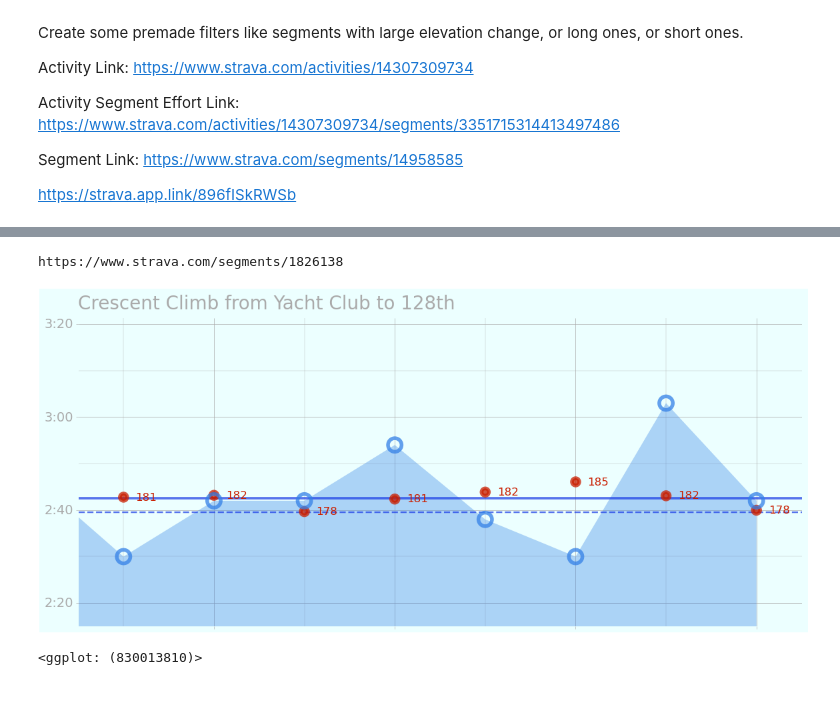
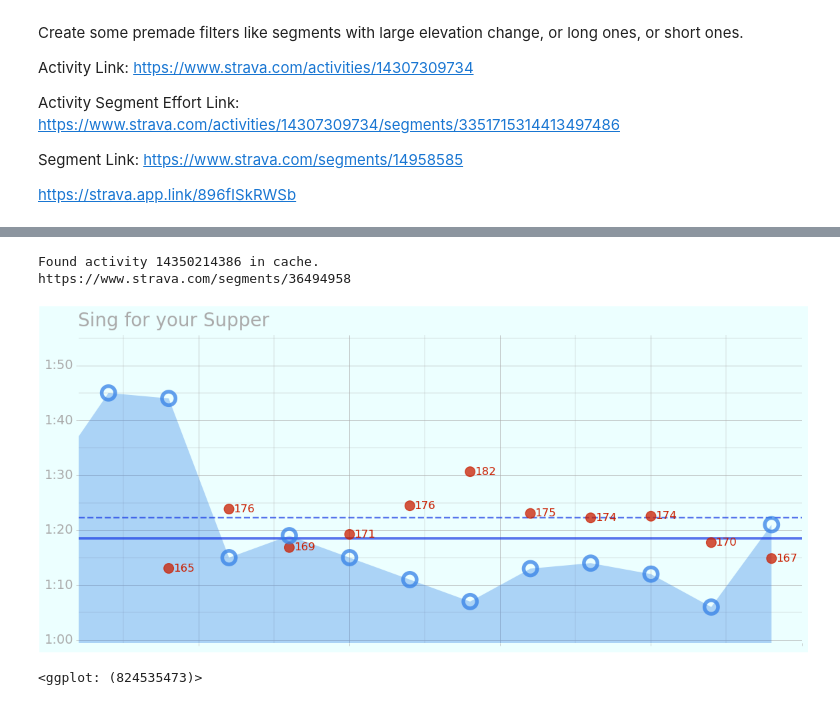
Before and after one commit to NWNHT/StravaPlotting, a Jupyter notebook: src/segments.ipynb, the cells around one changed output, grey strips where cells are left out. Cells and saved outputs as stored; diff of their text form; code cells hidden in the pictures.

Commit message:
implement retrieving segment ids from an activity date

```diff
--- a/src/segments.ipynb
+++ b/src/segments.ipynb
@@ -594,8 +652,10 @@ Found activity 14073578110 in cache.
 # %%
-segment_id = list(bc_segments.keys())[0] # marine kicker
-segment_id = list(bc_segments.keys())[7] # marine kicker
-segment_id = list(bc_segments.keys())[11] # Duprex to Magdalen
-segment_id = list(bc_segments.keys())[21] # Crescent Climb
+# segment_id = list(bc_segments.keys())[0] # marine kicker
+# segment_id = list(bc_segments.keys())[7] # marine kicker
+# segment_id = list(bc_segments.keys())[11] # Duprex to Magdalen
+# segment_id = list(bc_segments.keys())[21] # Crescent Climb
+segment_id = segment_id_from_activity_date_and_index(activities, datetime.date.today(), segment_index=34)
+# segment_id = link_to_segment_id('https://www.strava.com/segments/23981846?filter=overall')
 # for segment_id in bc_segments.keys():
 segment_link = f'https://www.strava.com/segments/{segment_id}'
 print(segment_link)
@@ -611,7 +671,7 @@ plot_df = bc_segments[segment_id].effort_df()
 segment_name = plot_df.SegmentName[0]
 
 # Plot Controls and Calculations
-previous_x = 8
+previous_x = 12
 plot_df_prev = plot_df[plot_df.DateTimeIndex > (plot_df.DateTimeIndex.max() - previous_x)]
 
 # Colours
@@ -665,34 +725,35 @@ g = (gg.ggplot(plot_df)
     # + gg.geom_ribbon(gg.aes(x='DateTimeIndex', ymin='AverageHRPlot', ymax='ymax'), fill=hr_colour, alpha=0.35)
     # + gg.geom_ribbon(gg.aes(x='DateTimeIndex', ymin='ymin', ymax='AverageHRPlot'), fill=hr_colour, alpha=0.35)
     + gg.geom_ribbon(gg.aes(x='DateTimeIndex', ymin='ymin', ymax='MovingTime[s]'), fill=ribbon_colour, alpha=0.35)
 
     + gg.geom_hline(gg.aes(yintercept=alltime_avg), size=1, colour=averages_colour, alpha=0.7, linetype='dashed')
     + gg.geom_hline(gg.aes(yintercept=window_avg), size=1.5, colour=averages_colour, alpha=0.7)
 
-    + gg.geom_point(gg.aes(x='DateTimeIndex', y='AverageHRPlot'), size=2.2, alpha=0.75, stroke=2.25, colour=hr_colour)
+    + gg.geom_point(gg.aes(x='DateTimeIndex', y='AverageHRPlot'), size=5.5, alpha=0.75, colour=hr_colour)
     + gg.geom_point(gg.aes(x='DateTimeIndex', y='MovingTime[s]'), size=6, alpha=0.75, stroke=2.25, colour=ribbon_colour, fill="none")
 
     + gg.geom_text(gg.aes(x='DateTimeIndex + 0.25', y='AverageHRPlot', label='AverageHRLabel'), colour=hr_colour, size=12)
 
     + gg.coord_cartesian(xlim=xlim, ylim=ylim, expand=False)
 
     + gg.scale_y_continuous(labels=lambda y: [f"{x // 60:0.0f}:{x % 60:02.0f}" for x in y])
 
     + pt.gg_theme()
     + gg.theme(figure_size=(14, 6),
             panel_border=gg.element_blank(),
             axis_text=gg.element_text(size=18),
             axis_title=gg.element_text(size=24),
             axis_text_x=gg.element_blank(),
             axis_text_y=gg.element_text(size=14),
             plot_title=gg.element_text(size=20, ha='left'),
             )
     + gg.labs(x="", y="", title=segment_name,)
 
 )
 # g.save(filename=segment_plot_path + f"{segment_id}.png")
 g
 # %% [output]
-https://www.strava.com/segments/1826138
+Found activity 14350214386 in cache.
+https://www.strava.com/segments/36494958
-[figure, old version]
+[figure, new version]
-<ggplot: (830013810)>
+<ggplot: (824535473)>
```
Also changed, not shown: parts of 7 cells of this notebook.
